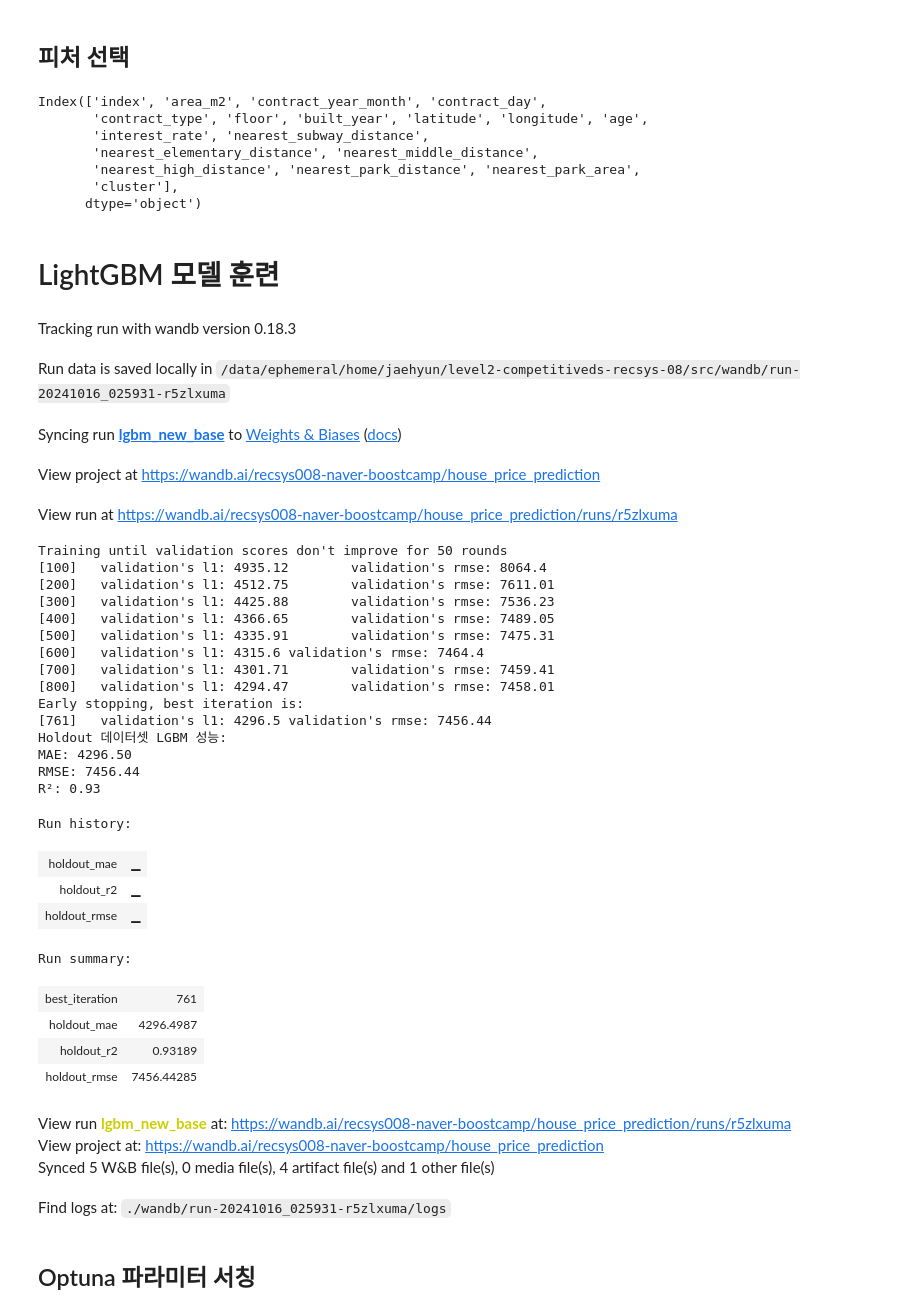
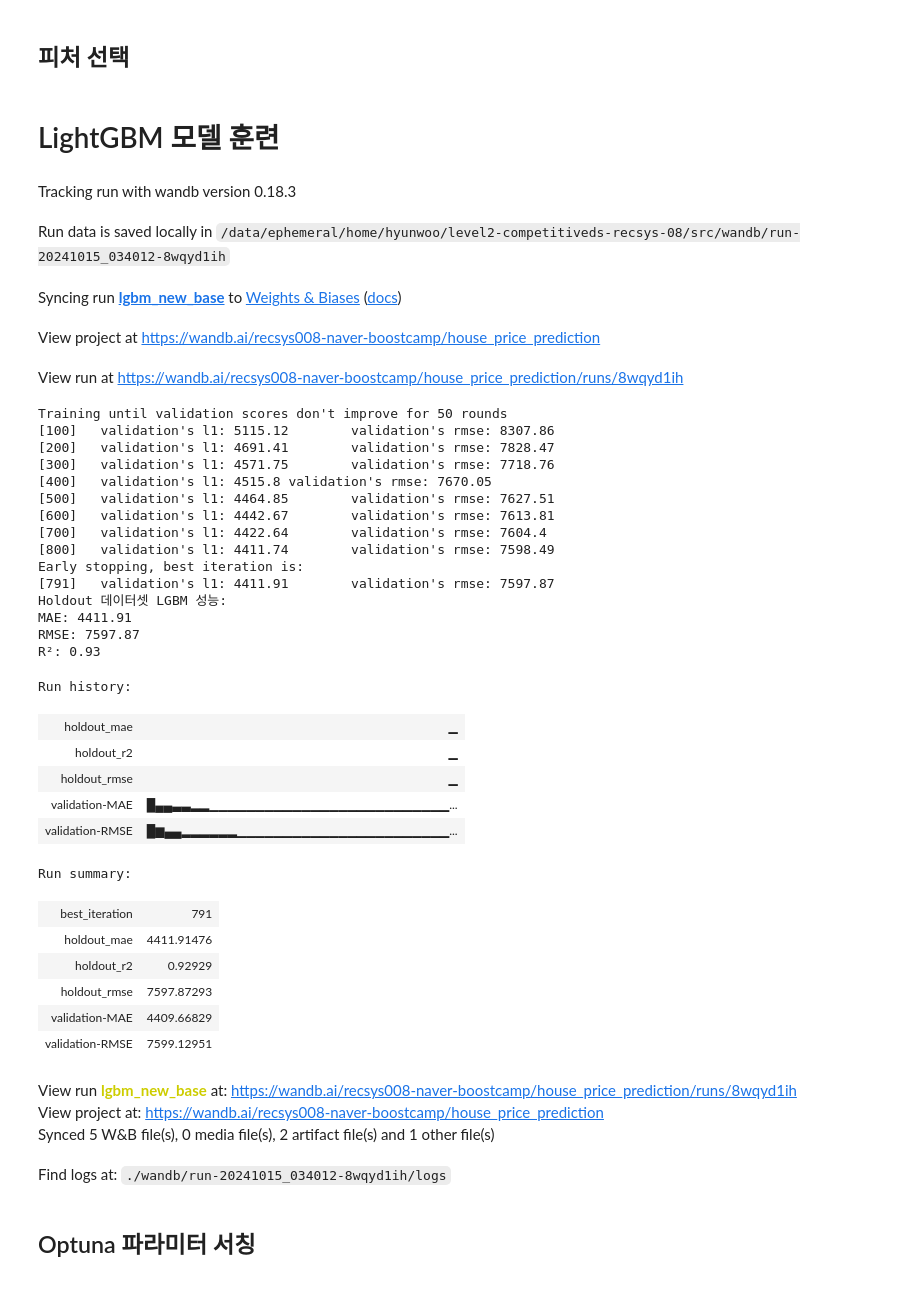
Before and after one commit to boostcampaitech7/level2-competitiveds-recsys-08, a Jupyter notebook: src/baseline.ipynb, the cells around one changed output. Saved outputs shown, nothing was run; the diff lists cells and outputs as text; code cells hidden in the pictures.

Commit message:
feat: Remove interest and Add extra features

```diff
--- a/src/baseline.ipynb
+++ b/src/baseline.ipynb
@@ -99,7 +97,3 @@ train_data
-# %%
-interest['contract_year_month'] = interest['year_month']
-train_data = pd.merge(train_data, interest[['contract_year_month', 'interest_rate']], on='contract_year_month', how='left')
-test_data = pd.merge(test_data, interest[['contract_year_month', 'interest_rate']],on='contract_year_month',how='left')
 # %% [markdown]
 # 가장 가까운 지하철 거리 추가
 # %%
@@ -274,20 +268,10 @@ X_holdout.head()
 # 모델 훈련
 # %% [markdown]
 ## 피처 선택
-# %%
-X_train.columns
-# %% [output]
-Index(['index', 'area_m2', 'contract_year_month', 'contract_day',
-       'contract_type', 'floor', 'built_year', 'latitude', 'longitude', 'age',
-       'interest_rate', 'nearest_subway_distance',
-       'nearest_elementary_distance', 'nearest_middle_distance',
-       'nearest_high_distance', 'nearest_park_distance', 'nearest_park_area',
-       'cluster'],
-      dtype='object')
 # %%
 # 피처 선택
-train_columns = ['area_m2', 'contract_year_month', 'contract_day', 'floor', 'built_year', 'latitude', 'longitude',
-              'nearest_subway_distance', 'nearest_elementary_distance', 'nearest_middle_distance', 'nearest_high_distance', 'nearest_park_distance', 'nearest_park_area', 'cluster']
+train_columns = ['area_m2', 'contract_year_month', 'contract_day', 'floor', 'latitude', 'longitude', 'age', 'cluster',
+                 'nearest_subway_distance', 'nearest_elementary_distance', 'nearest_middle_distance', 'nearest_high_distance', 'nearest_park_distance', 'nearest_park_area']
 X_train = X_train[train_columns]
 X_holdout = X_holdout[train_columns]
 # %% [markdown]
@@ -310,8 +294,8 @@ def custom_wandb_callback():
             wandb.log({log_name: value}, step=env.iteration)
     return callback
 
-# # wandb 초기화
-wandb.init(project="house_price_prediction", name="lgbm_new_base")  # 실험명에 따라 name 변경해주기!!
+# wandb 초기화
+wandb.init(project="DBSCAN_Kmeans", name="clustering_kmeans", entity="recsys008-naver-boostcamp")  # 실험명에 따라 name, entity 등 변경해주기!!
 
 # LightGBM 파라미터 설정
 lgb_params = {
@@ -344,7 +328,7 @@ lgb_model = lgb.train(
     callbacks=[
         lgb.early_stopping(stopping_rounds=50),
         lgb.log_evaluation(period=100),
-        # custom_wandb_callback()
+        custom_wandb_callback()
     ]
 )
 
@@ -360,54 +344,58 @@ lgb_holdout_rmse = np.sqrt(mean_squared_error(y_holdout, lgb_holdout_pred))
 lgb_holdout_r2 = r2_score(y_holdout, lgb_holdout_pred)
 
 # wandb에 성능 지표 로깅
 wandb.log({
     "holdout_mae": lgb_holdout_mae,
     "holdout_rmse": lgb_holdout_rmse,
     "holdout_r2": lgb_holdout_r2
 })
 
 # 결과 출력
 print("Holdout 데이터셋 LGBM 성능:")
 print(f"MAE: {lgb_holdout_mae:.2f}")
 print(f"RMSE: {lgb_holdout_rmse:.2f}")
 print(f"R²: {lgb_holdout_r2:.2f}")
 
 # wandb 실험 종료
 wandb.finish()
 # %% [output]
 Tracking run with wandb version 0.18.3
-Run data is saved locally in /data/ephemeral/home/jaehyun/level2-competitiveds-recsys-08/src/wandb/run-20241016_025931-r5zlxuma
+Run data is saved locally in /data/ephemeral/home/hyunwoo/level2-competitiveds-recsys-08/src/wandb/run-20241015_034012-8wqyd1ih
 Syncing run lgbm_new_base to Weights & Biases (docs)
 View project at https://wandb.ai/recsys008-naver-boostcamp/house_price_prediction
-View run at https://wandb.ai/recsys008-naver-boostcamp/house_price_prediction/runs/r5zlxuma
+View run at https://wandb.ai/recsys008-naver-boostcamp/house_price_prediction/runs/8wqyd1ih
 Training until validation scores don't improve for 50 rounds
-[100]   validation's l1: 4935.12        validation's rmse: 8064.4
-[200]   validation's l1: 4512.75        validation's rmse: 7611.01
-[300]   validation's l1: 4425.88        validation's rmse: 7536.23
-[400]   validation's l1: 4366.65        validation's rmse: 7489.05
-[500]   validation's l1: 4335.91        validation's rmse: 7475.31
-[600]   validation's l1: 4315.6 validation's rmse: 7464.4
-[700]   validation's l1: 4301.71        validation's rmse: 7459.41
-[800]   validation's l1: 4294.47        validation's rmse: 7458.01
+[100]   validation's l1: 5115.12        validation's rmse: 8307.86
+[200]   validation's l1: 4691.41        validation's rmse: 7828.47
+[300]   validation's l1: 4571.75        validation's rmse: 7718.76
+[400]   validation's l1: 4515.8 validation's rmse: 7670.05
+[500]   validation's l1: 4464.85        validation's rmse: 7627.51
+[600]   validation's l1: 4442.67        validation's rmse: 7613.81
+[700]   validation's l1: 4422.64        validation's rmse: 7604.4
+[800]   validation's l1: 4411.74        validation's rmse: 7598.49
 Early stopping, best iteration is:
-[761]   validation's l1: 4296.5 validation's rmse: 7456.44
+[791]   validation's l1: 4411.91        validation's rmse: 7597.87
 Holdout 데이터셋 LGBM 성능:
-MAE: 4296.50
-RMSE: 7456.44
+MAE: 4411.91
+RMSE: 7597.87
 R²: 0.93
 Run history:
 | holdout_mae | ▁ |
 | holdout_r2 | ▁ |
 | holdout_rmse | ▁ |
+| validation-MAE | █▄▄▃▃▂▂▁▁▁▁▁▁▁▁▁▁▁▁▁▁▁▁▁▁▁▁▁▁▁▁▁▁... |
+| validation-RMSE | █▆▄▄▂▂▂▂▂▂▁▁▁▁▁▁▁▁▁▁▁▁▁▁▁▁▁▁▁▁▁▁▁... |
 Run summary:
-| best_iteration | 761 |
-| holdout_mae | 4296.4987 |
-| holdout_r2 | 0.93189 |
-| holdout_rmse | 7456.44285 |
+| best_iteration | 791 |
+| holdout_mae | 4411.91476 |
+| holdout_r2 | 0.92929 |
+| holdout_rmse | 7597.87293 |
+| validation-MAE | 4409.66829 |
+| validation-RMSE | 7599.12951 |
-View run lgbm_new_base at: https://wandb.ai/recsys008-naver-boostcamp/house_price_prediction/runs/r5zlxuma
+View run lgbm_new_base at: https://wandb.ai/recsys008-naver-boostcamp/house_price_prediction/runs/8wqyd1ih
 View project at: https://wandb.ai/recsys008-naver-boostcamp/house_price_prediction
-Synced 5 W&B file(s), 0 media file(s), 4 artifact file(s) and 1 other file(s)
+Synced 5 W&B file(s), 0 media file(s), 2 artifact file(s) and 1 other file(s)
-Find logs at: ./wandb/run-20241016_025931-r5zlxuma/logs
+Find logs at: ./wandb/run-20241015_034012-8wqyd1ih/logs
 # %% [markdown]
 ## Optuna 파라미터 서칭
 # %%
```
Also changed, not shown: parts of 2 cells of this notebook.
